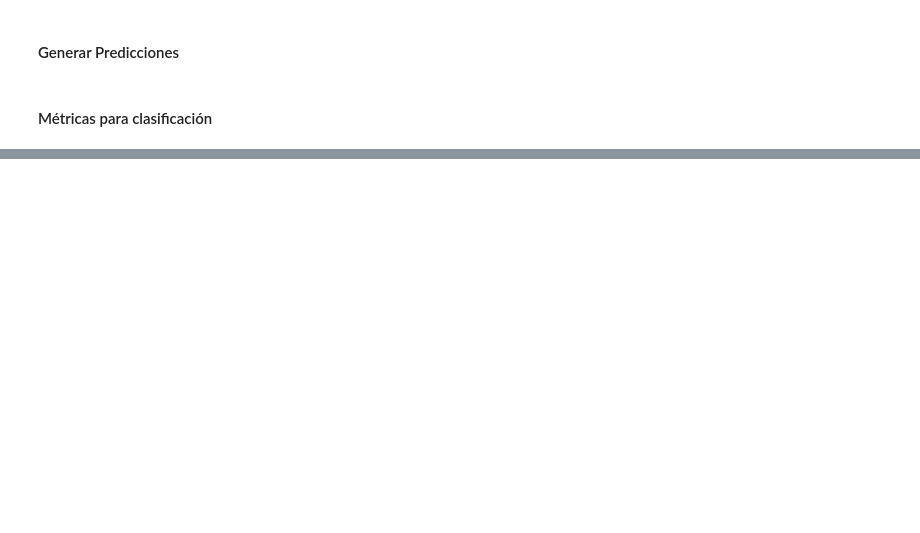
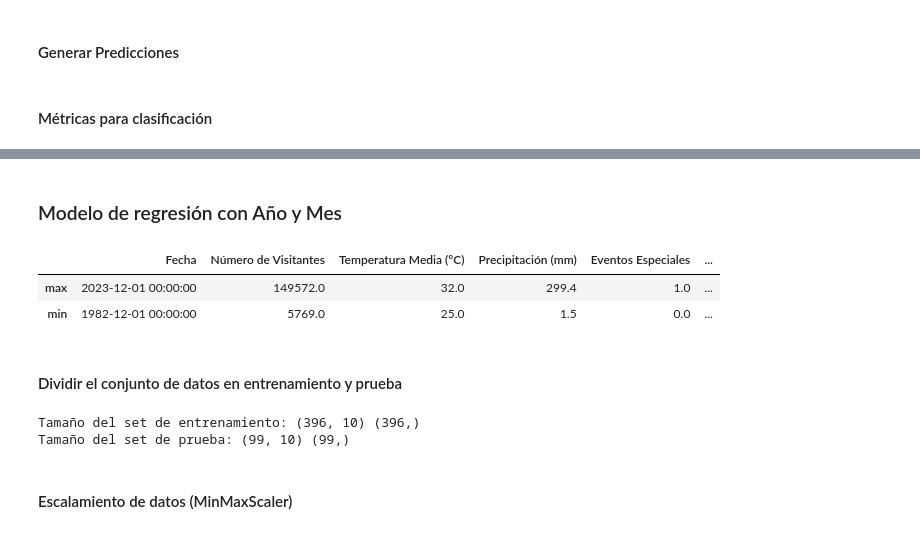
Before and after one commit to JohnReyes02/Talento_tech, a Jupyter notebook: semana_6/taller_grupo.ipynb, the cells around one changed output, grey strips where cells are left out. Saved outputs shown, nothing was run; the diff lists cells and outputs as text; code cells hidden in the pictures; blank space fills up the shorter version.

```diff
--- a/semana_6/taller_grupo.ipynb
+++ b/semana_6/taller_grupo.ipynb
@@ -311,0 +584,33 @@ print(f'{nueva_prediccion_class_texto[0]}')
+# %% [markdown]
+### Modelo de regresión con Año y Mes
+# %%
+data.describe().loc[['max', 'min']]
+# %% [output]
+|  | Fecha | Número de Visitantes | Temperatura Media (°C) | Precipitación (mm) | Eventos Especiales | ... |
+| max | 2023-12-01 00:00:00 | 149572.0 | 32.0 | 299.4 | 1.0 | ... |
+| min | 1982-12-01 00:00:00 | 5769.0 | 25.0 | 1.5 | 0.0 | ... |
+# %% [markdown]
+#### Dividir el conjunto de datos en entrenamiento y prueba
+# %%
+from sklearn.model_selection import train_test_split
+
+# columnas_a_normalizar = [
+#     'Temperatura Media (°C)', 'Precipitación (mm)',
+#     'Costo Promedio de Alojamiento (COP)', 'Tasa de Cambio (USD/COP)',
+#     'Cantidad de Vuelos y Cruceros Disponibles', 'Año', 'Mes'
+# ]
+
+X = data.drop(columns=['Fecha', 'Número de Visitantes', 'Temporada'])
+y = data['Número de Visitantes']
+
+X_train1, X_test1, y_train1, y_test1 = train_test_split(X, y,
+                                                    test_size=0.2,
+                                                    random_state=42)
+
+print(f'Tamaño del set de entrenamiento: {X_train1.shape} {y_train1.shape}')
+print(f'Tamaño del set de prueba: {X_test1.shape} {y_test1.shape}')
+# %% [output]
+Tamaño del set de entrenamiento: (396, 10) (396,)
+Tamaño del set de prueba: (99, 10) (99,)
+# %% [markdown]
+#### Escalamiento de datos (MinMaxScaler)
```
Also changed, not shown: parts of 76 cells of this notebook, 35 other files.
